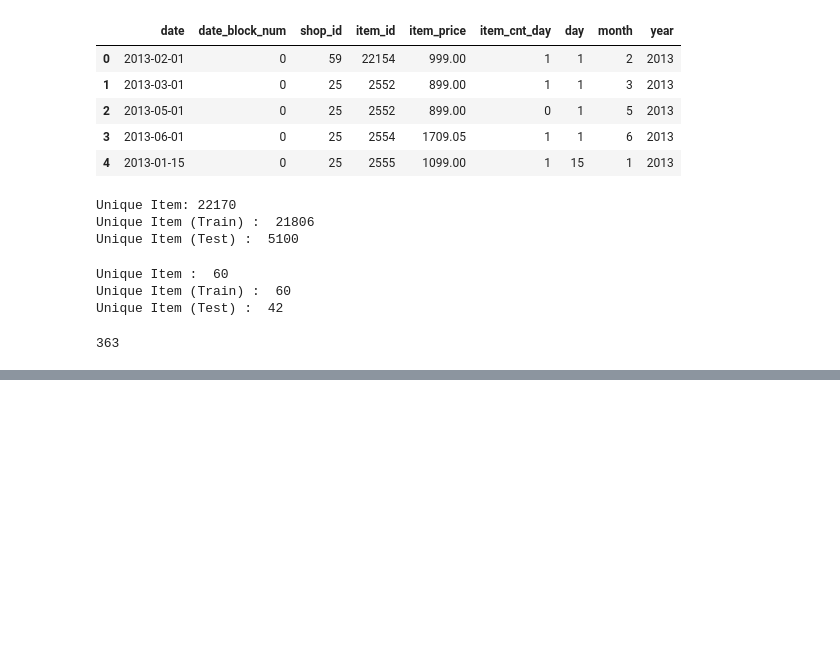
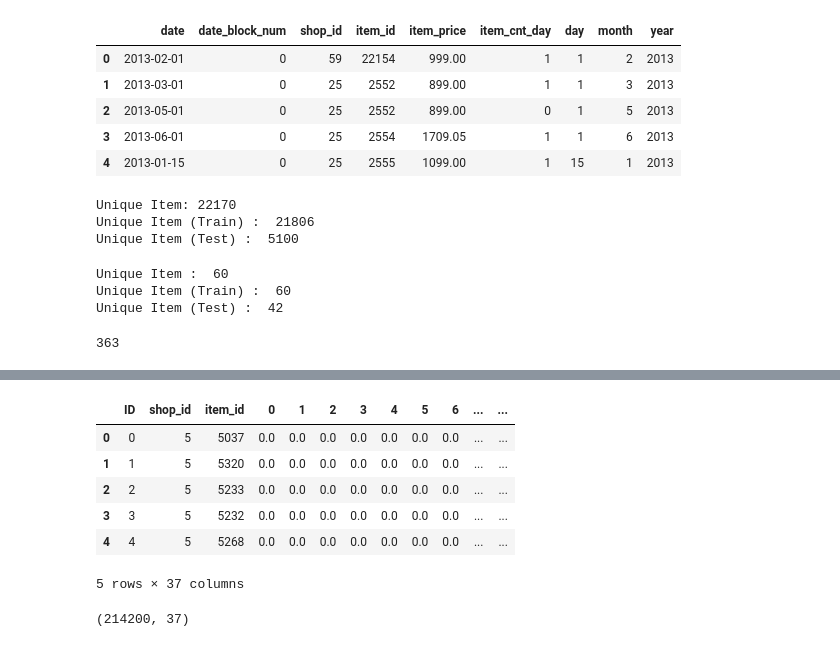
Before and after one commit to khenguyen0809/Predict-Future-Sales, a Jupyter notebook: Code/predict_future_sales_2022.ipynb, the cells around one changed output, grey strips where cells are left out. Saved outputs shown, nothing was run; the diff lists cells and outputs as text; code cells hidden in the pictures; blank space fills up the shorter version.

```diff
--- a/Code/predict_future_sales_2022.ipynb
+++ b/Code/predict_future_sales_2022.ipynb
@@ -332,0 +531,21 @@ len(missing_item_ids_)
+# %%
+sales_train_new = sales_dataset.copy()
+
+sales_train_new = sales_train_new.pivot_table(index=['item_id','shop_id'], columns = 'date_block_num', values = 'item_cnt_month', fill_value = 0).reset_index()
+
+sales_train_new = pd.merge(sales_test,sales_train_new,on = ['item_id','shop_id'],how = 'left')
+sales_train_new.fillna(0,inplace = True)
+# %%
+sales_train_new.head()
+# %% [output]
+|  | ID | shop_id | item_id | 0 | 1 | 2 | 3 | 4 | 5 | 6 | ... | ... |
+| 0 | 0 | 5 | 5037 | 0.0 | 0.0 | 0.0 | 0.0 | 0.0 | 0.0 | 0.0 | ... | ... |
+| 1 | 1 | 5 | 5320 | 0.0 | 0.0 | 0.0 | 0.0 | 0.0 | 0.0 | 0.0 | ... | ... |
+| 2 | 2 | 5 | 5233 | 0.0 | 0.0 | 0.0 | 0.0 | 0.0 | 0.0 | 0.0 | ... | ... |
+| 3 | 3 | 5 | 5232 | 0.0 | 0.0 | 0.0 | 0.0 | 0.0 | 0.0 | 0.0 | ... | ... |
+| 4 | 4 | 5 | 5268 | 0.0 | 0.0 | 0.0 | 0.0 | 0.0 | 0.0 | 0.0 | ... | ... |
+5 rows × 37 columns
+# %%
+sales_train_new.shape
+# %% [output]
+(214200, 37)
```
Also changed, not shown: parts of 35 cells of this notebook.
